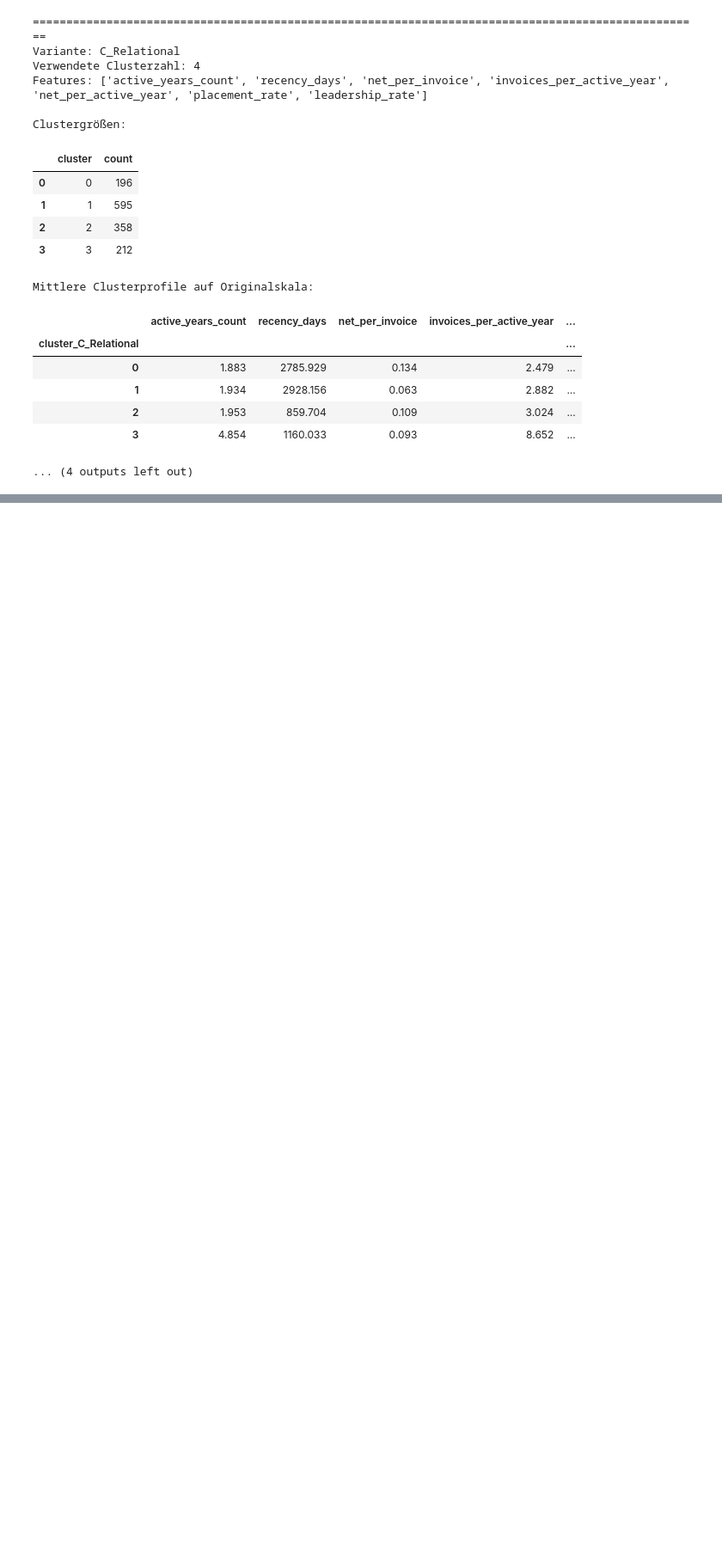
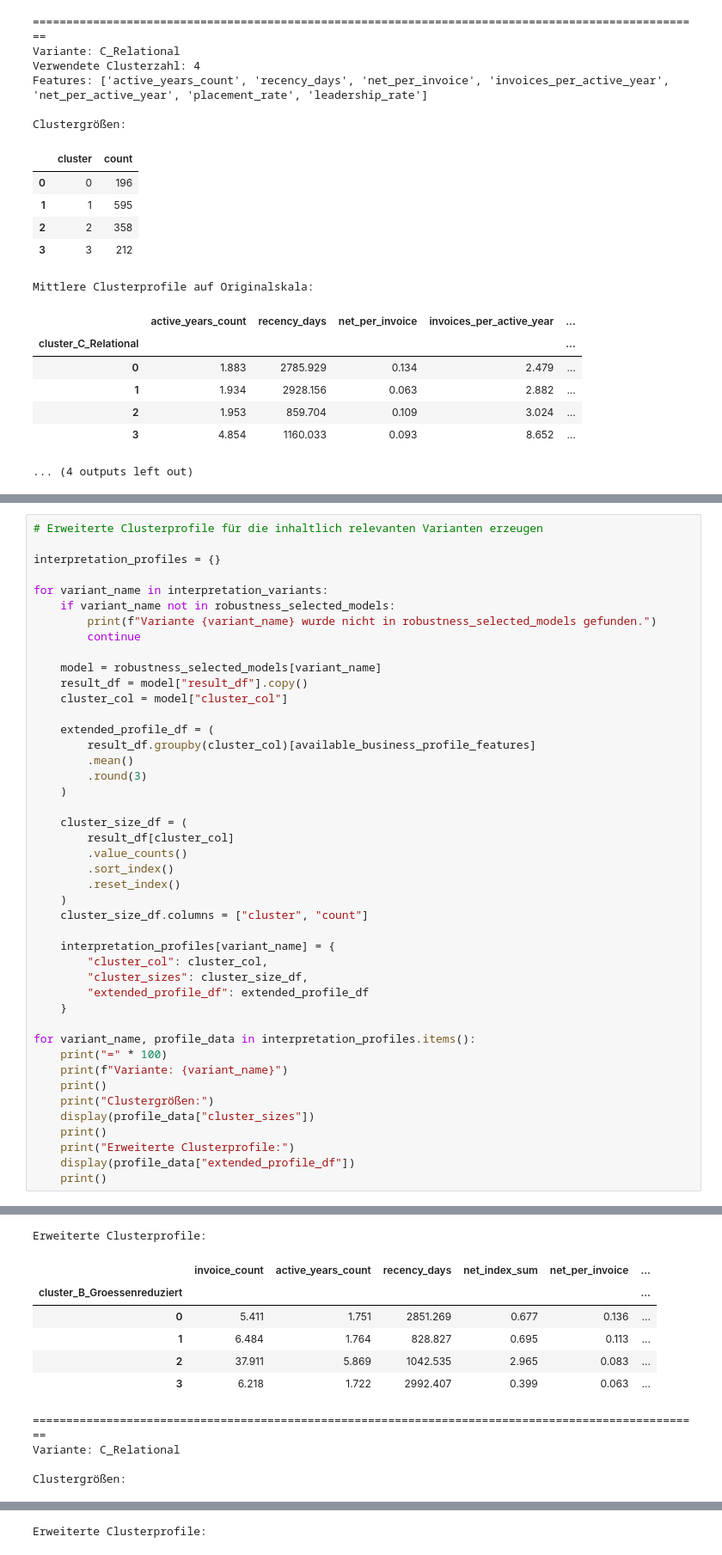
Before and after one commit to jensus-rep/data01-executive-search-analytics, a Jupyter notebook: notebooks/01_data_import_and_debitor_matrix.ipynb, the cells around one changed output, grey strips where cells are left out. Shown at 86% size. Cells and saved outputs as stored; diff of their text form; blank space fills up the shorter version.

```diff
--- a/notebooks/01_data_import_and_debitor_matrix.ipynb
+++ b/notebooks/01_data_import_and_debitor_matrix.ipynb
@@ -1831,0 +1862,45 @@ Mittlere Clusterprofile auf Originalskala:
+# %%
+# Erweiterte Clusterprofile für die inhaltlich relevanten Varianten erzeugen
+
+interpretation_profiles = {}
+
+for variant_name in interpretation_variants:
+    if variant_name not in robustness_selected_models:
+        print(f"Variante {variant_name} wurde nicht in robustness_selected_models gefunden.")
+        continue
+
+    model = robustness_selected_models[variant_name]
+    result_df = model["result_df"].copy()
+    cluster_col = model["cluster_col"]
+
+    extended_profile_df = (
+        result_df.groupby(cluster_col)[available_business_profile_features]
+        .mean()
+        .round(3)
+    )
+
+    cluster_size_df = (
+        result_df[cluster_col]
+        .value_counts()
+        .sort_index()
+        .reset_index()
+    )
+    cluster_size_df.columns = ["cluster", "count"]
+
+    interpretation_profiles[variant_name] = {
+        "cluster_col": cluster_col,
+        "cluster_sizes": cluster_size_df,
+        "extended_profile_df": extended_profile_df
+    }
+
+for variant_name, profile_data in interpretation_profiles.items():
+    print("=" * 100)
+    print(f"Variante: {variant_name}")
+    print()
+    print("Clustergrößen:")
+    display(profile_data["cluster_sizes"])
+    print()
+    print("Erweiterte Clusterprofile:")
+    display(profile_data["extended_profile_df"])
+    print()
+# %% [output]
@@ -1831,0 +1916,11 @@ Mittlere Clusterprofile auf Originalskala:
+Erweiterte Clusterprofile:
+|  | invoice_count | active_years_count | recency_days | net_index_sum | net_per_invoice | ... |
+| cluster_B_Groessenreduziert |  |  |  |  |  | ... |
+| 0 | 5.411 | 1.751 | 2851.269 | 0.677 | 0.136 | ... |
+| 1 | 6.484 | 1.764 | 828.827 | 0.695 | 0.113 | ... |
+| 2 | 37.911 | 5.869 | 1042.535 | 2.965 | 0.083 | ... |
+| 3 | 6.218 | 1.722 | 2992.407 | 0.399 | 0.063 | ... |
+====================================================================================================
+Variante: C_Relational
+
+Clustergrößen:
@@ -1831,0 +1932 @@ Mittlere Clusterprofile auf Originalskala:
+Erweiterte Clusterprofile:
```
Also changed, not shown: parts of 9 cells of this notebook.
